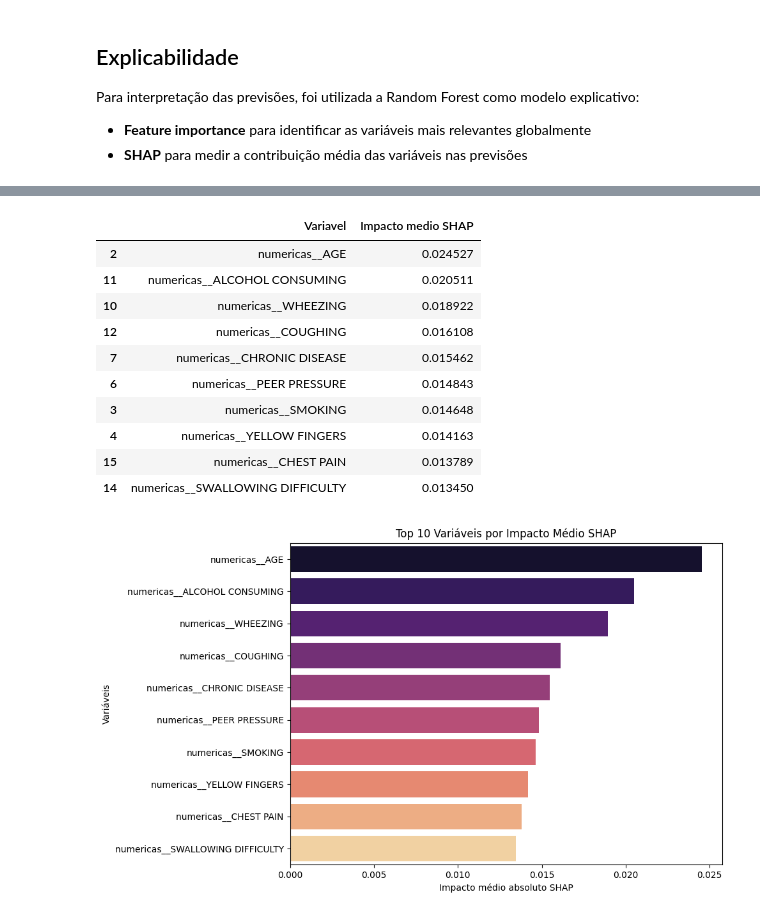
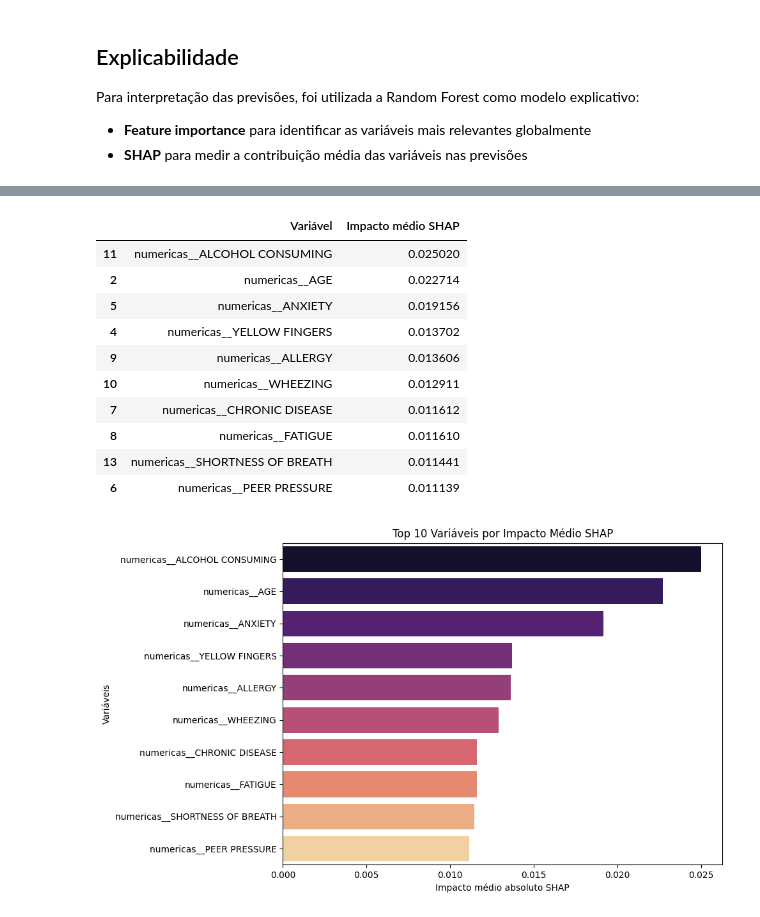
Before and after one commit to fiap-grupo-xpto/fiap-tech-challenge-fase-2, a Jupyter notebook: train_model/analise_cancer.ipynb, the cells around one changed output, grey strips where cells are left out. Saved outputs shown, nothing was run; the diff lists cells and outputs as text; code cells hidden in the pictures.

```diff
--- a/train_model/analise_cancer.ipynb
+++ b/train_model/analise_cancer.ipynb
@@ -442,7 +445,7 @@ preprocessador = ColumnTransformer(
     ]
 )
 
-X_train, X_test, y_train, y_test = train_test_split(
+X_train_val, X_test, y_train_val, y_test = train_test_split(
     X,
     y,
     test_size=0.2,
@@ -450,10 +453,24 @@ X_train, X_test, y_train, y_test = train_test_split(
     stratify=y
 )
 
+X_train, X_val, y_train, y_val = train_test_split(
+    X_train_val,
+    y_train_val,
+    test_size=0.25,
+    random_state=42,
+    stratify=y_train_val
+)
+
 print(f'Formato de X_train: {X_train.shape}')
+print(f'Formato de X_val: {X_val.shape}')
 print(f'Formato de X_test: {X_test.shape}')
-print('Distribuição da classe alvo no treino:')
+
+print('\nDistribuição da classe alvo no treino:')
 print(y_train.value_counts(normalize=True).rename(index={0: 'NO', 1: 'YES'}))
-print('Distribuição da classe alvo no teste:')
+
+print('\nDistribuição da classe alvo na validação:')
+print(y_val.value_counts(normalize=True).rename(index={0: 'NO', 1: 'YES'}))
+
+print('\nDistribuição da classe alvo no teste:')
 print(y_test.value_counts(normalize=True).rename(index={0: 'NO', 1: 'YES'}))
 # %% [output]
@@ -609,50 +825,60 @@ plt.show()
 # %%
-# Explicabilidade com SHAP
+# Explicabilidade com SHAP usando o conjunto de validação
 if shap is None:
     print('SHAP não está instalado no ambiente atual.')
 else:
-    X_test_transformado = modelo_explicativo.named_steps['preprocessador'].transform(X_test)
-    if hasattr(X_test_transformado, 'toarray'):
-        X_test_transformado = X_test_transformado.toarray()
+    X_val_transformado = modelo_explicativo.named_steps['preprocessador'].transform(X_val)
 
-    amostra_teste = X_test_transformado[: min(200, len(X_test_transformado))]
+    if hasattr(X_val_transformado, 'toarray'):
+        X_val_transformado = X_val_transformado.toarray()
+
+    amostra_validacao = X_val_transformado[: min(200, len(X_val_transformado))]
+
     explicador = shap.TreeExplainer(modelo_explicativo.named_steps['classificador'])
-    shap_values = explicador.shap_values(amostra_teste)
+    shap_values = explicador.shap_values(amostra_validacao)
 
     if isinstance(shap_values, list):
         shap_classe_positiva = shap_values[1]
     elif getattr(shap_values, 'ndim', 0) == 3:
         shap_classe_positiva = shap_values[:, :, 1]
     else:
         shap_classe_positiva = shap_values
 
     shap_importancia_df = pd.DataFrame({
-        'Variavel': nomes_features,
-        'Impacto medio SHAP': np.abs(shap_classe_positiva).mean(axis=0)
-    }).sort_values(by='Impacto medio SHAP', ascending=False).head(10)
+        'Variável': nomes_features,
+        'Impacto médio SHAP': np.abs(shap_classe_positiva).mean(axis=0)
+    }).sort_values(by='Impacto médio SHAP', ascending=False).head(10)
 
     display(shap_importancia_df)
 
     plt.figure(figsize=(10, 6))
-    sns.barplot(data=shap_importancia_df, x='Impacto medio SHAP', y='Variavel', hue='Variavel', palette='magma', legend=False)
+    sns.barplot(
+        data=shap_importancia_df,
+        x='Impacto médio SHAP',
+        y='Variável',
+        hue='Variável',
+        palette='magma',
+        legend=False
+    )
+
     plt.title('Top 10 Variáveis por Impacto Médio SHAP')
     plt.xlabel('Impacto médio absoluto SHAP')
     plt.ylabel('Variáveis')
     plt.tight_layout()
     plt.show()
 # %% [output]
-|  | Variavel | Impacto medio SHAP |
-| 2 | numericas__AGE | 0.024527 |
-| 11 | numericas__ALCOHOL CONSUMING | 0.020511 |
-| 10 | numericas__WHEEZING | 0.018922 |
-| 12 | numericas__COUGHING | 0.016108 |
-| 7 | numericas__CHRONIC DISEASE | 0.015462 |
-| 6 | numericas__PEER PRESSURE | 0.014843 |
-| 3 | numericas__SMOKING | 0.014648 |
-| 4 | numericas__YELLOW FINGERS | 0.014163 |
-| 15 | numericas__CHEST PAIN | 0.013789 |
-| 14 | numericas__SWALLOWING DIFFICULTY | 0.013450 |
+|  | Variável | Impacto médio SHAP |
+| 11 | numericas__ALCOHOL CONSUMING | 0.025020 |
+| 2 | numericas__AGE | 0.022714 |
+| 5 | numericas__ANXIETY | 0.019156 |
+| 4 | numericas__YELLOW FINGERS | 0.013702 |
+| 9 | numericas__ALLERGY | 0.013606 |
+| 10 | numericas__WHEEZING | 0.012911 |
+| 7 | numericas__CHRONIC DISEASE | 0.011612 |
+| 8 | numericas__FATIGUE | 0.011610 |
+| 13 | numericas__SHORTNESS OF BREATH | 0.011441 |
+| 6 | numericas__PEER PRESSURE | 0.011139 |
-[figure, old version]
+[figure, new version]
 # %% [markdown]
 ## Conclusões Críticas
 
```
Also changed, not shown: parts of 16 cells of this notebook.
